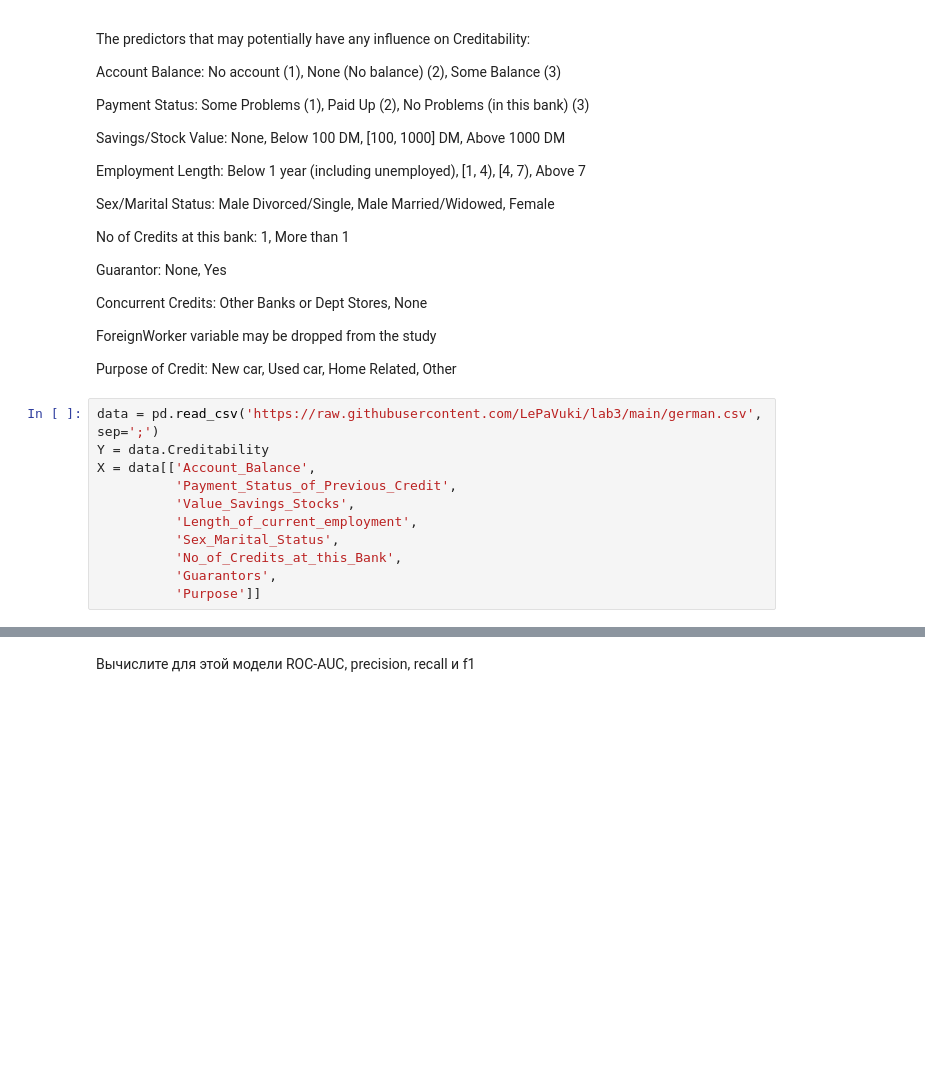
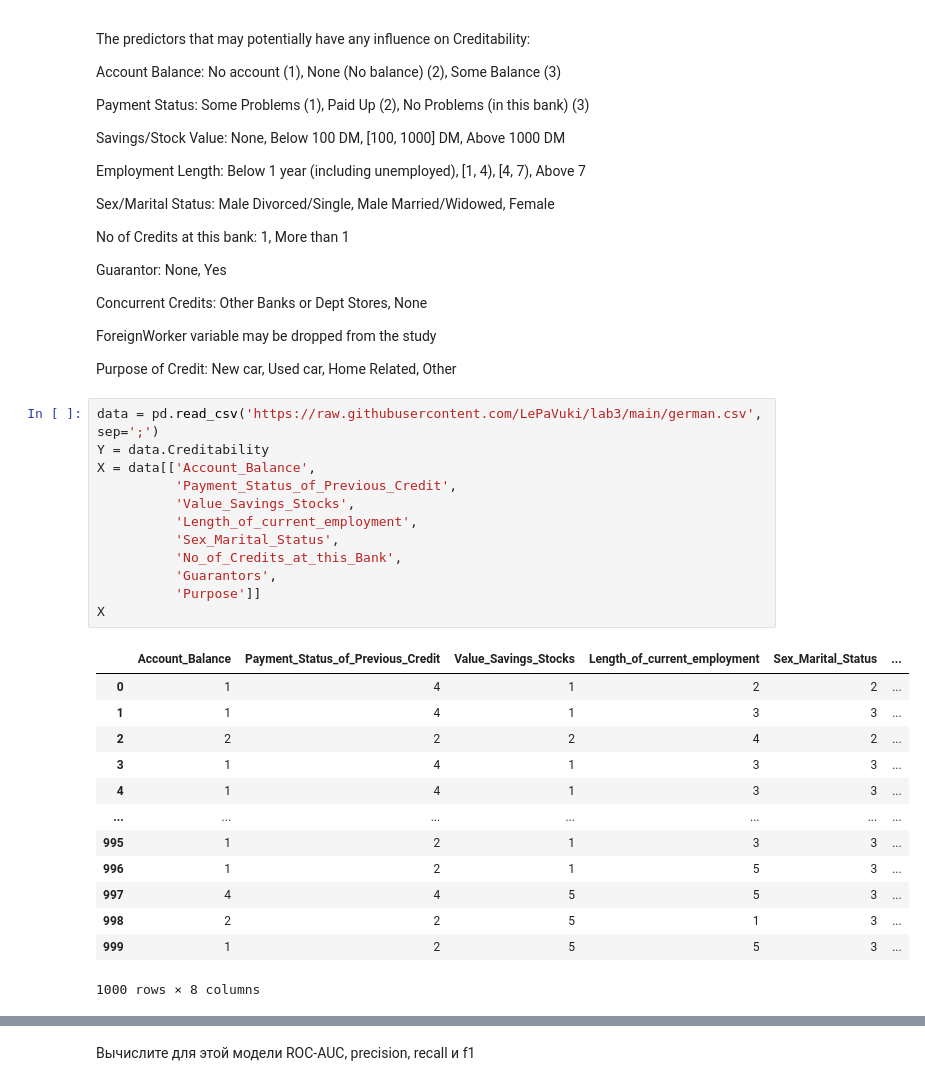
Before and after one commit to AKlimovUrfu/lab3, a Jupyter notebook: Линейная модель и градиентный спуск.ipynb, the cells around one changed output, grey strips where cells are left out. Drawn from its saved outputs; the diff is of its cells as text; blank space fills up the shorter version.

```diff
--- a/Линейная модель и градиентный спуск.ipynb
+++ b/Линейная модель и градиентный спуск.ipynb
@@ -233,14 +244,29 @@ Purpose of Credit: New car, Used car, Home Related, Other
 # %%
 data = pd.read_csv('https://raw.githubusercontent.com/LePaVuki/lab3/main/german.csv', sep=';')
 Y = data.Creditability
 X = data[['Account_Balance',
           'Payment_Status_of_Previous_Credit',
           'Value_Savings_Stocks',
           'Length_of_current_employment',
           'Sex_Marital_Status',
           'No_of_Credits_at_this_Bank',
           'Guarantors',
           'Purpose']]
+X
+# %% [output]
+|  | Account_Balance | Payment_Status_of_Previous_Credit | Value_Savings_Stocks | Length_of_current_employment | Sex_Marital_Status | ... |
+| 0 | 1 | 4 | 1 | 2 | 2 | ... |
+| 1 | 1 | 4 | 1 | 3 | 3 | ... |
+| 2 | 2 | 2 | 2 | 4 | 2 | ... |
+| 3 | 1 | 4 | 1 | 3 | 3 | ... |
+| 4 | 1 | 4 | 1 | 3 | 3 | ... |
+| ... | ... | ... | ... | ... | ... | ... |
+| 995 | 1 | 2 | 1 | 3 | 3 | ... |
+| 996 | 1 | 2 | 1 | 5 | 3 | ... |
+| 997 | 4 | 4 | 5 | 5 | 3 | ... |
+| 998 | 2 | 2 | 5 | 1 | 3 | ... |
+| 999 | 1 | 2 | 5 | 5 | 3 | ... |
+1000 rows × 8 columns
 # %%
 # Вычислите среднее по столбцам.
 mean = np.mean(X, axis=0)
```
Also changed, not shown: parts of 10 cells of this notebook.
